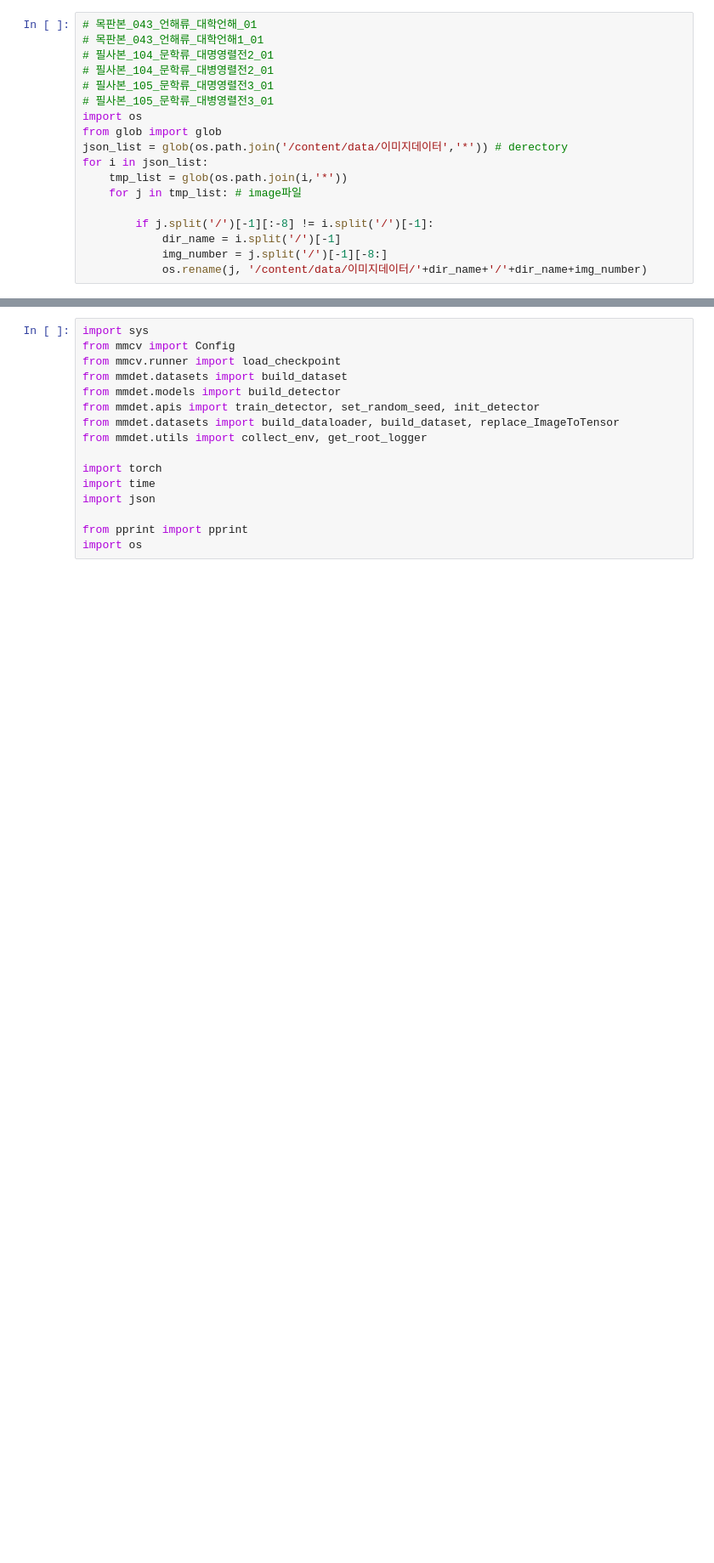
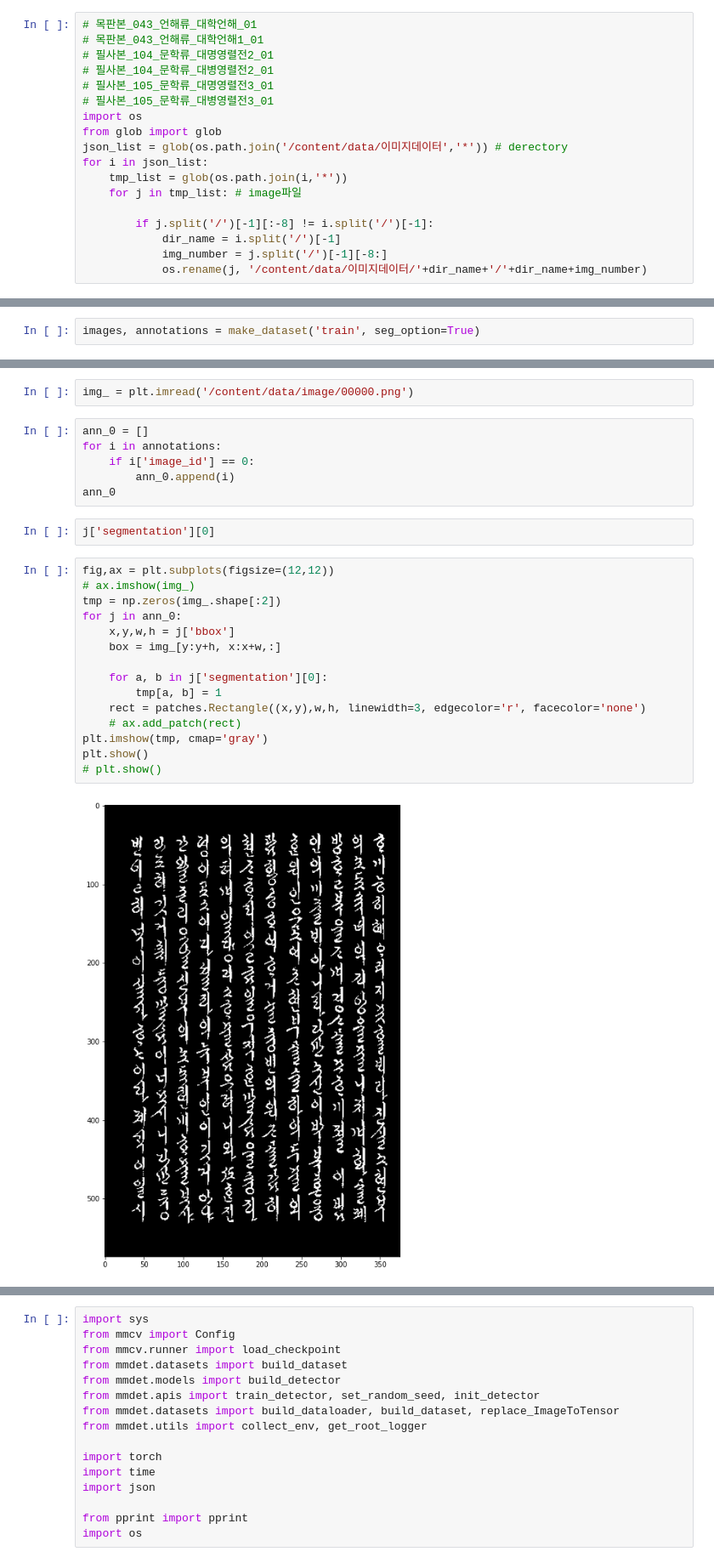
Before and after one commit to ahaampo5/OCR_ancient_korean, a Jupyter notebook: detection/mmdet.ipynb, the cells around one changed output, grey strips where cells are left out. Shown at 85% size. Saved outputs shown, nothing was run; the diff lists cells and outputs as text; blank space fills up the shorter version.

Commit message:
[Update] Stablize Detection training

```diff
--- a/detection/mmdet.ipynb
+++ b/detection/mmdet.ipynb
@@ -49,0 +325,2 @@ for i in json_list:
+# %%
+images, annotations = make_dataset('train', seg_option=True)
@@ -49,0 +374,27 @@ for i in json_list:
+# %%
+img_ = plt.imread('/content/data/image/00000.png')
+# %%
+ann_0 = []
+for i in annotations:
+    if i['image_id'] == 0:
+        ann_0.append(i)
+ann_0
+# %%
+j['segmentation'][0]
+# %%
+fig,ax = plt.subplots(figsize=(12,12))
+# ax.imshow(img_)
+tmp = np.zeros(img_.shape[:2])
+for j in ann_0:
+    x,y,w,h = j['bbox']
+    box = img_[y:y+h, x:x+w,:]
+
+    for a, b in j['segmentation'][0]:
+        tmp[a, b] = 1
+    rect = patches.Rectangle((x,y),w,h, linewidth=3, edgecolor='r', facecolor='none')
+    # ax.add_patch(rect)
+plt.imshow(tmp, cmap='gray')
+plt.show()
+# plt.show()
+# %% [output]
+[figure, added]
```
Also changed, not shown: parts of 15 cells of this notebook.
